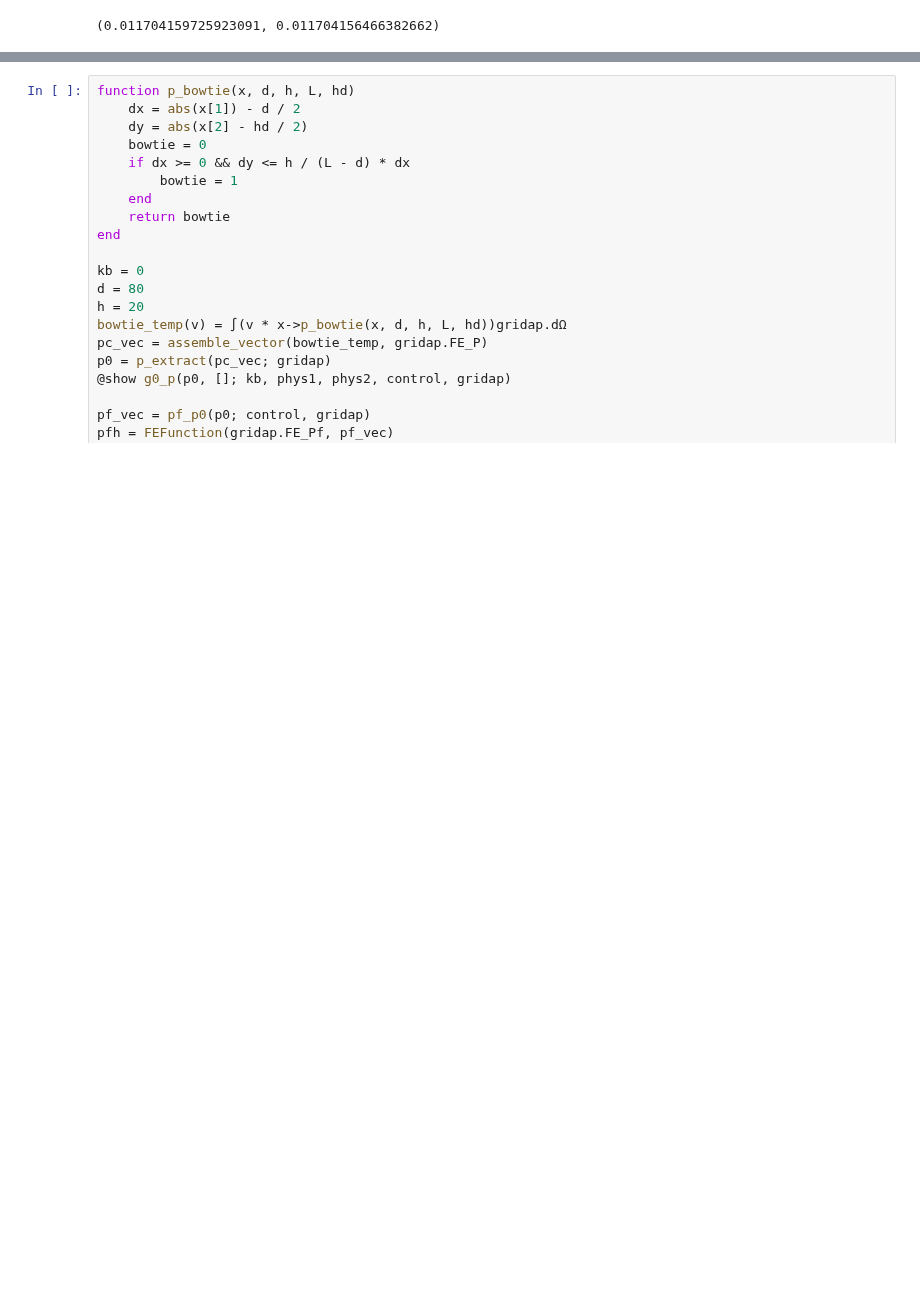
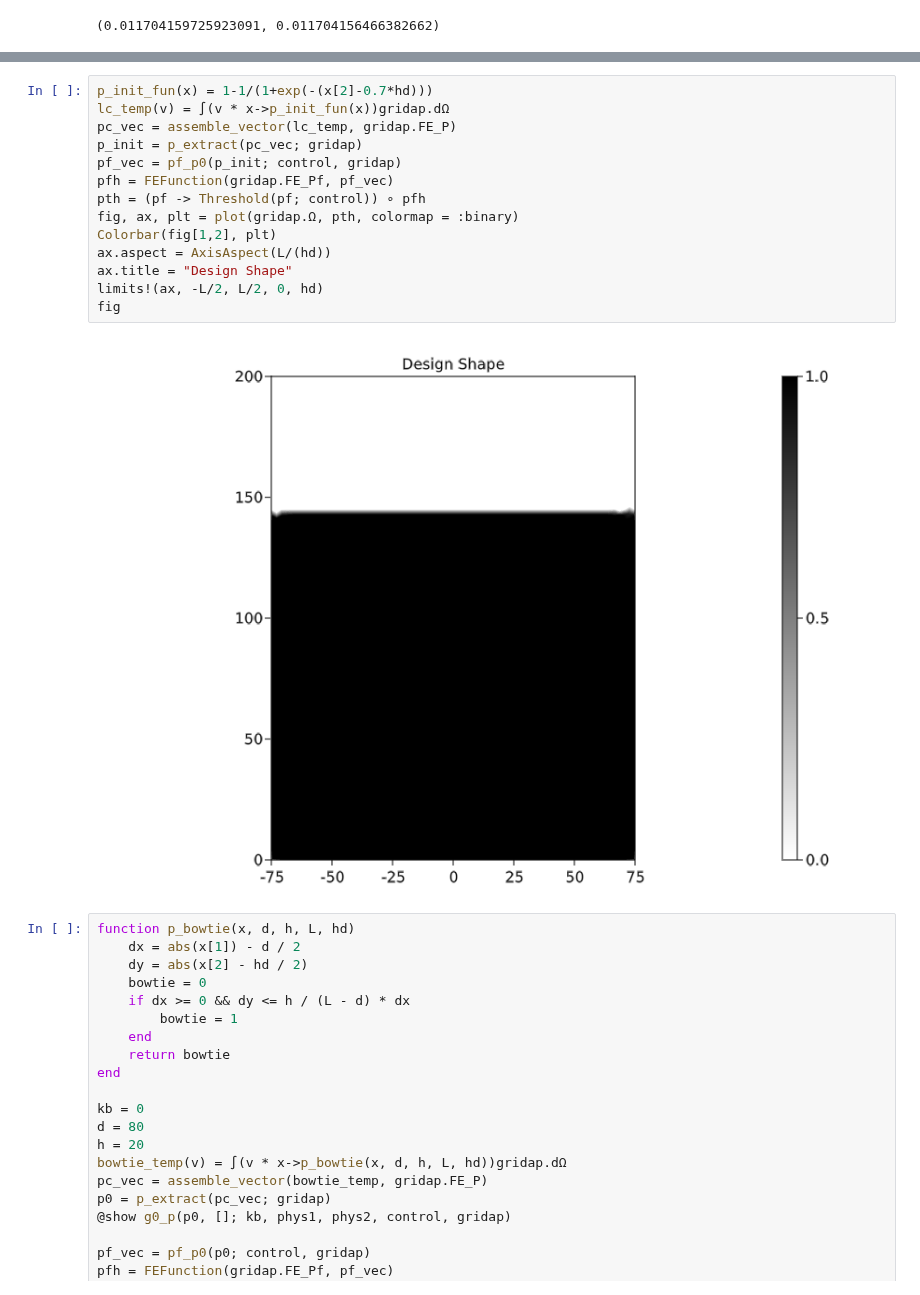
Before and after one commit to WenjieYao/RamanInFluid, a Jupyter notebook: Main.ipynb, the cells around one changed output, grey strips where cells are left out. Cells and saved outputs as stored; diff of their text form; blank space fills up the shorter version.

```diff
--- a/Main.ipynb
+++ b/Main.ipynb
@@ -292,3 +317,19 @@ g0_p(p_init, []; kb=0, phys1, phys2, control, gridap)
+# %%
+p_init_fun(x) = 1-1/(1+exp(-(x[2]-0.7*hd)))
+lc_temp(v) = ∫(v * x->p_init_fun(x))gridap.dΩ
+pc_vec = assemble_vector(lc_temp, gridap.FE_P)
+p_init = p_extract(pc_vec; gridap)
+pf_vec = pf_p0(p_init; control, gridap)
+pfh = FEFunction(gridap.FE_Pf, pf_vec)
+pth = (pf -> Threshold(pf; control)) ∘ pfh
+fig, ax, plt = plot(gridap.Ω, pth, colormap = :binary)
+Colorbar(fig[1,2], plt)
+ax.aspect = AxisAspect(L/(hd))
+ax.title = "Design Shape"
+limits!(ax, -L/2, L/2, 0, hd)
+fig
+# %% [output]
+[figure, added]
 # %%
 function p_bowtie(x, d, h, L, hd)
     dx = abs(x[1]) - d / 2
```
Also changed, not shown: parts of 9 cells of this notebook, 6 other files.
